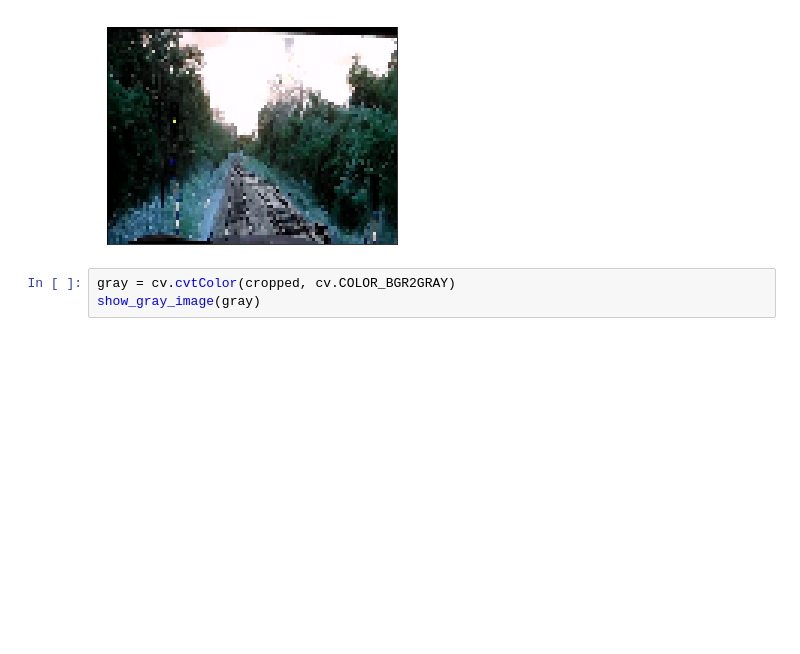
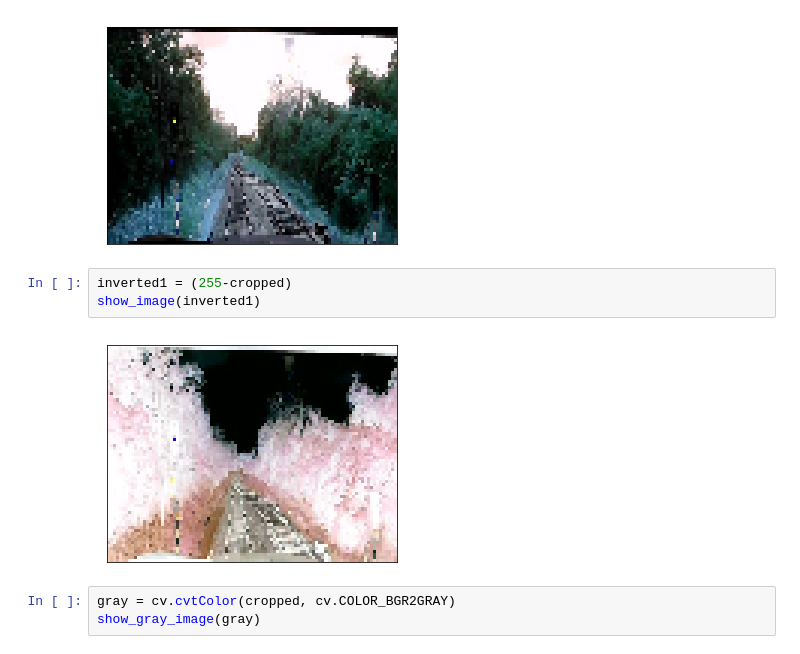
Before and after one commit to chan4lk/tf-classifier, a Jupyter notebook: notebooks/Classify_Frames.ipynb, the cells around one changed output. Cells and saved outputs as stored; diff of their text form; blank space fills up the shorter version.

```diff
--- a/notebooks/Classify_Frames.ipynb
+++ b/notebooks/Classify_Frames.ipynb
@@ -32,6 +32,11 @@ cropped = resized[0:72, 0:96]
 show_image(cropped)
 # %% [output]
 [figure]
+# %%
+inverted1 = (255-cropped)
+show_image(inverted1)
+# %% [output]
+[figure, added]
 # %%
 gray = cv.cvtColor(cropped, cv.COLOR_BGR2GRAY)
 show_gray_image(gray)
```
Also changed, not shown: 4 other files.
